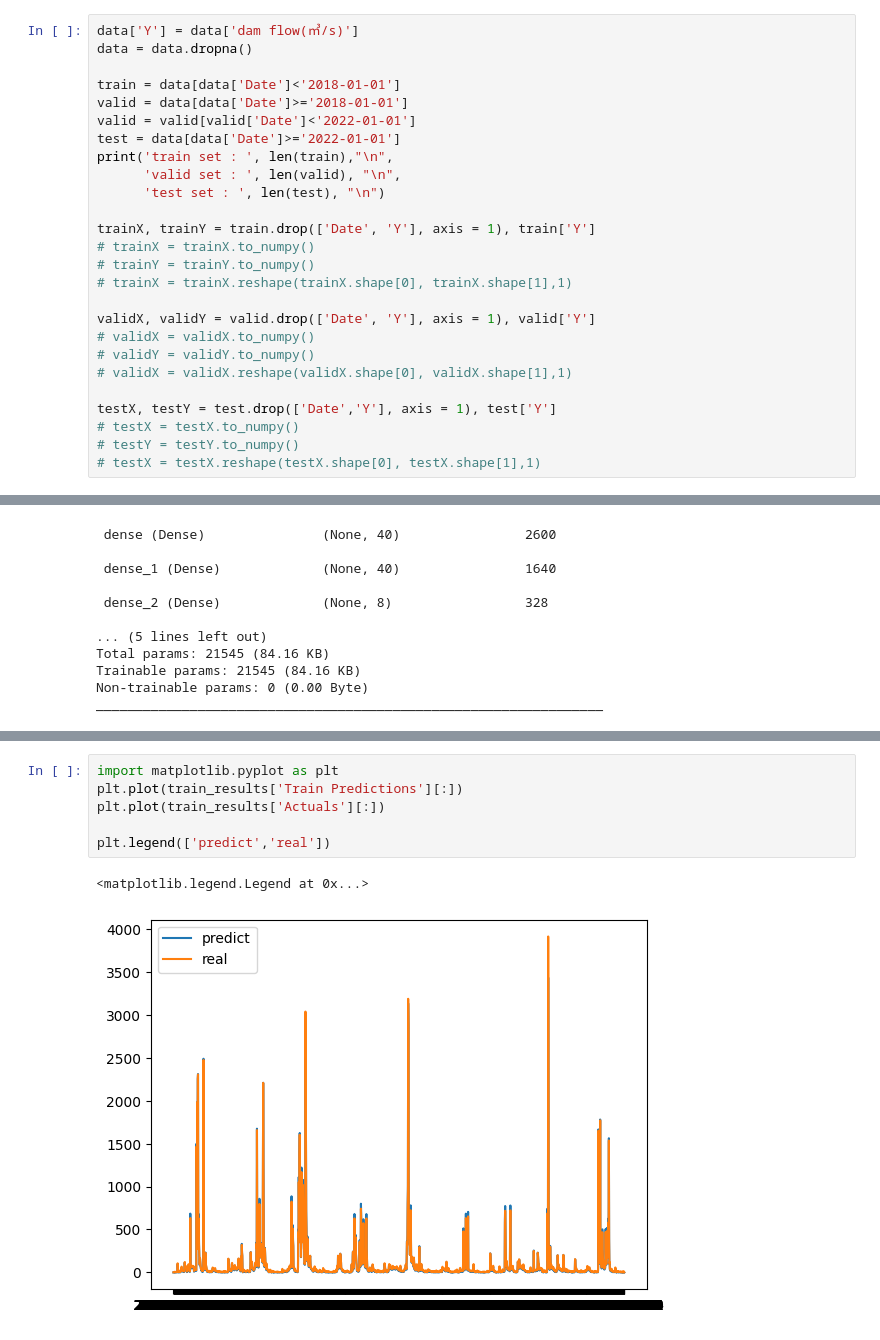
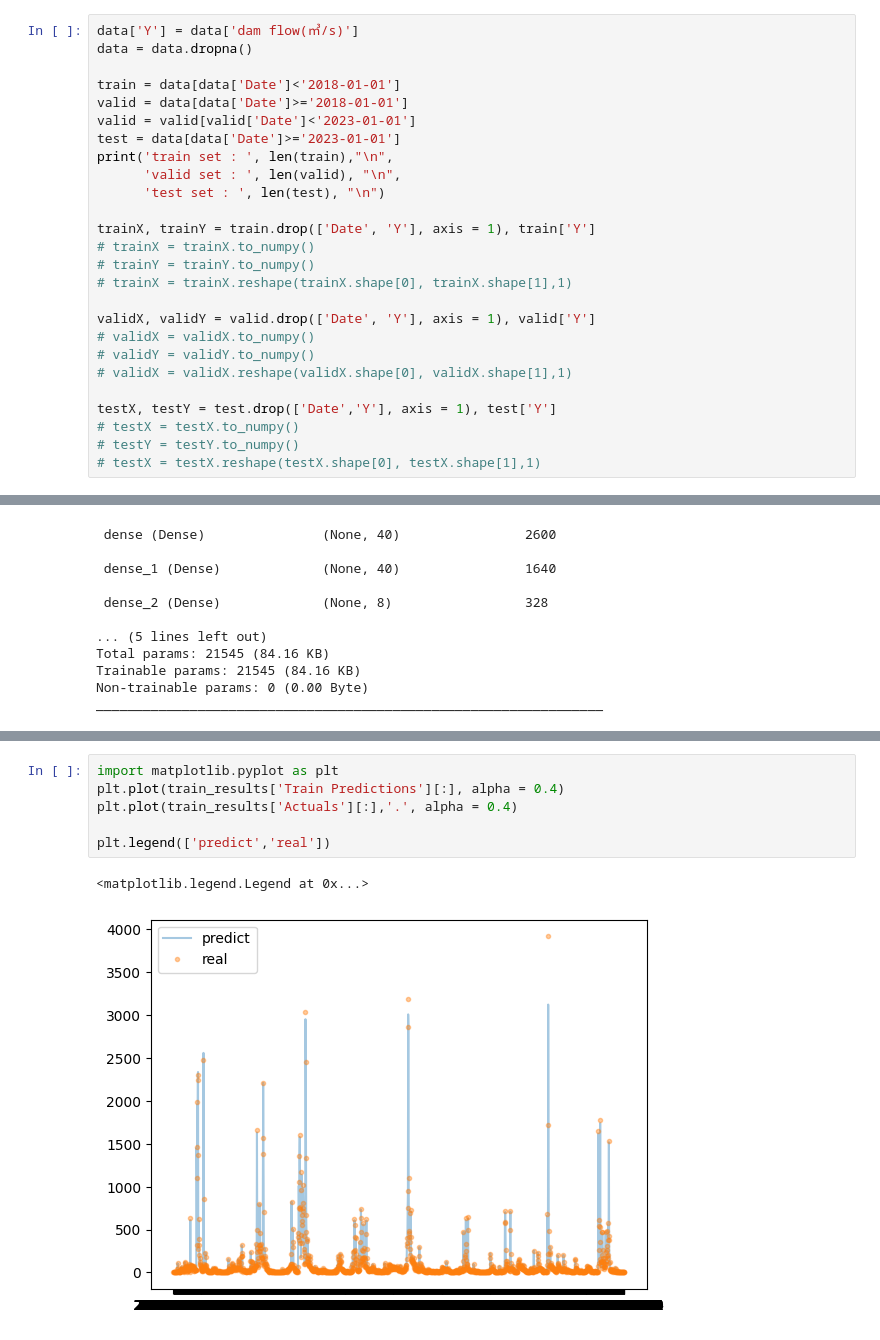
Before and after one commit to zinseo964/dam_flow, a Jupyter notebook: damwithhour.ipynb, the cells around one changed output, grey strips where cells are left out. Drawn from its saved outputs; the diff is of its cells as text.

```diff
--- a/damwithhour.ipynb
+++ b/damwithhour.ipynb
@@ -181,8 +183,8 @@ data = data.dropna()
 
 train = data[data['Date']<'2018-01-01']
 valid = data[data['Date']>='2018-01-01']
-valid = valid[valid['Date']<'2022-01-01']
-test = data[data['Date']>='2022-01-01']
+valid = valid[valid['Date']<'2023-01-01']
+test = data[data['Date']>='2023-01-01']
 print('train set : ', len(train),"\n",
       'valid set : ', len(valid), "\n",
       'test set : ', len(test), "\n")
@@ -322,13 +324,13 @@ train_results
 1814 rows × 2 columns
 # %%
 import matplotlib.pyplot as plt
-plt.plot(train_results['Train Predictions'][:])
-plt.plot(train_results['Actuals'][:])
+plt.plot(train_results['Train Predictions'][:], alpha = 0.4)
+plt.plot(train_results['Actuals'][:],'.', alpha = 0.4)
 
 plt.legend(['predict','real'])
 # %% [output]
 <matplotlib.legend.Legend at 0x...>
-[figure, old version]
+[figure, new version]
 # %%
 val_predictions = modelnew.predict(validX).flatten()
 val_results = pd.DataFrame(data={'Val Predictions':val_predictions, 'Actuals':validY})
```
Also changed, not shown: parts of 13 cells of this notebook.
